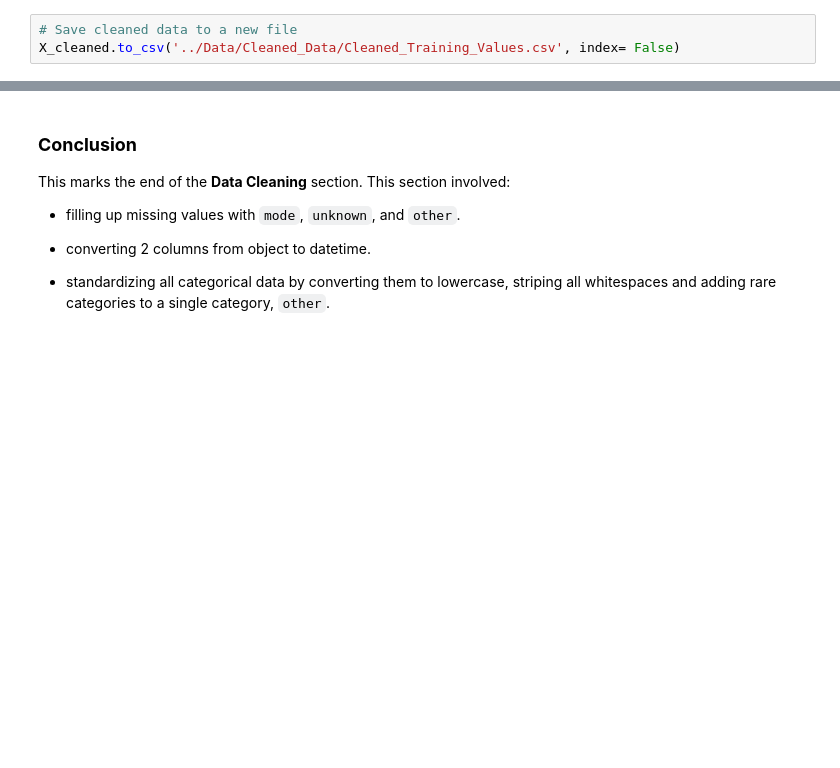
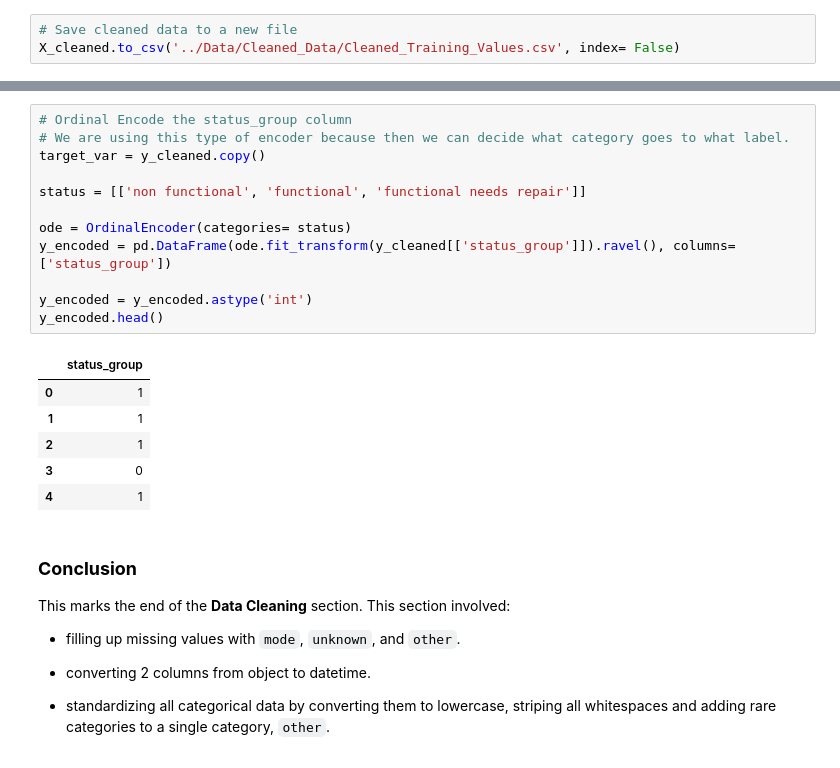
Before and after one commit to Assesa44/Tanzania-Wells-Functionality-Predictions, a Jupyter notebook: Notebooks/wells_analysis.ipynb, the cells around one changed output, grey strips where cells are left out. Cells and saved outputs as stored; diff of their text form; blank space fills up the shorter version.

```diff
--- a/Notebooks/wells_analysis.ipynb
+++ b/Notebooks/wells_analysis.ipynb
@@ -633,3 +672,22 @@ X_cleaned.to_csv('../Data/Cleaned_Data/Cleaned_Training_Values.csv', index= Fals
+# %%
+# Ordinal Encode the status_group column
+# We are using this type of encoder because then we can decide what category goes to what label.
+target_var = y_cleaned.copy()
+
+status = [['non functional', 'functional', 'functional needs repair']]
+
+ode = OrdinalEncoder(categories= status)
+y_encoded = pd.DataFrame(ode.fit_transform(y_cleaned[['status_group']]).ravel(), columns= ['status_group'])
+
+y_encoded = y_encoded.astype('int')
+y_encoded.head()
+# %% [output]
+|  | status_group |
+| 0 | 1 |
+| 1 | 1 |
+| 2 | 1 |
+| 3 | 0 |
+| 4 | 1 |
 # %% [markdown]
 ### **Conclusion**
 This marks the end of the **Data Cleaning** section. This section involved:
```
Also changed, not shown: parts of 15 cells of this notebook.
